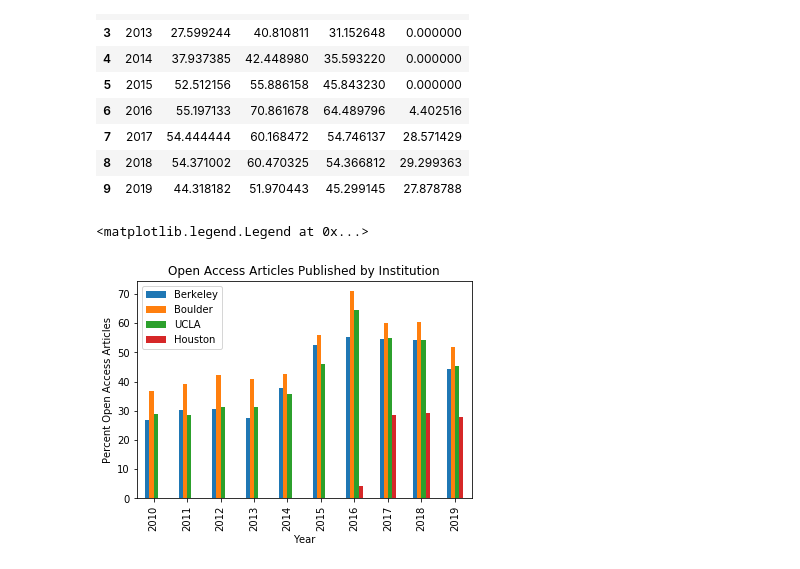
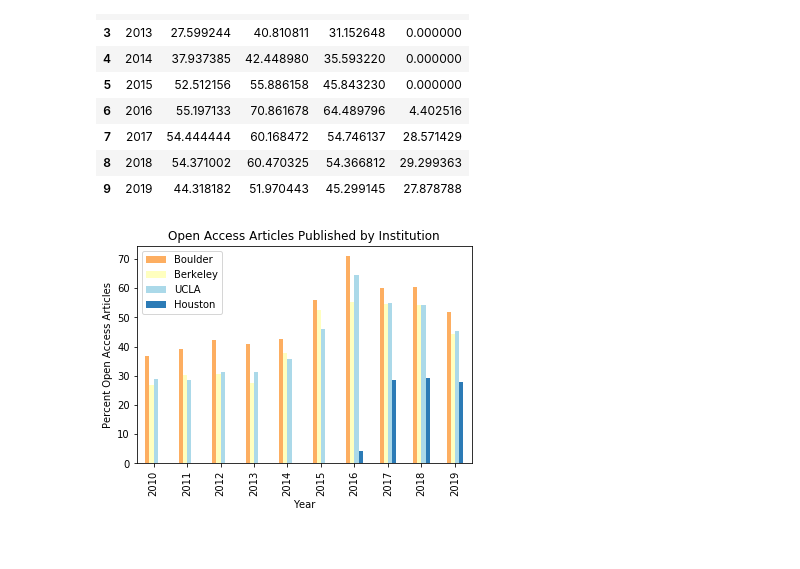
Before and after one commit to samteplitzky/Earth-Science-Citation-Replication-Project, a Jupyter notebook: open_access_analysis.ipynb, the cells around one changed output. Saved outputs shown, nothing was run; the diff lists cells and outputs as text; code cells hidden in the pictures.

Commit message:
changed color scheme

```diff
--- a/open_access_analysis.ipynb
+++ b/open_access_analysis.ipynb
@@ -439,14 +441,16 @@ percent_oa
 # %%
 #How has the percentage of Open Access articles in the Earth Sciences
 #changed over the past 10 years for each institution?
 
-oa_plot = percent_oa.plot.bar(x='Year', y=['Berkeley', 'Boulder', 'UCLA', 'Houston'])
+my_colors = '#fdae61','#ffffbf', '#abd9e9', '#2c7bb6'
+oa_plot = percent_oa.plot.bar(x='Year', y=['Boulder', 'Berkeley', 'UCLA', 'Houston'], color=my_colors)
 plt.show
 
 oa_plot.set_ylabel('Percent Open Access Articles')
 oa_plot.set_xlabel('Year')
 oa_plot.set_title('Open Access Articles Published by Institution')
-oa_plot.legend(["Berkeley", "Boulder", "UCLA", "Houston"])
+oa_plot.legend(["Boulder", "Berkeley", "UCLA", "Houston"])
+
+plt.savefig('oapercentinstitution.png', dpi=300)
 # %% [output]
-<matplotlib.legend.Legend at 0x...>
-[figure, old version]
+[figure, new version]
```
Also changed, not shown: parts of 2 cells of this notebook, 1 other file.
